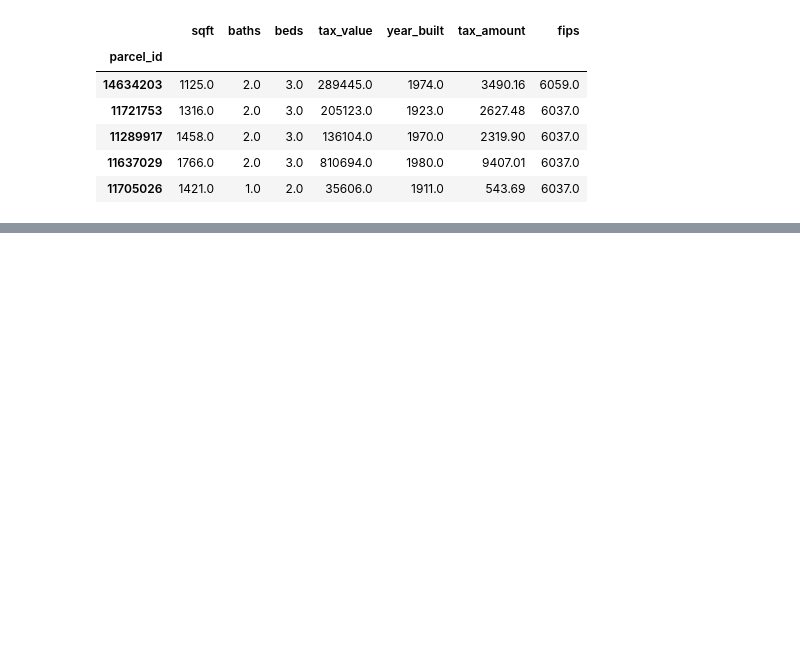
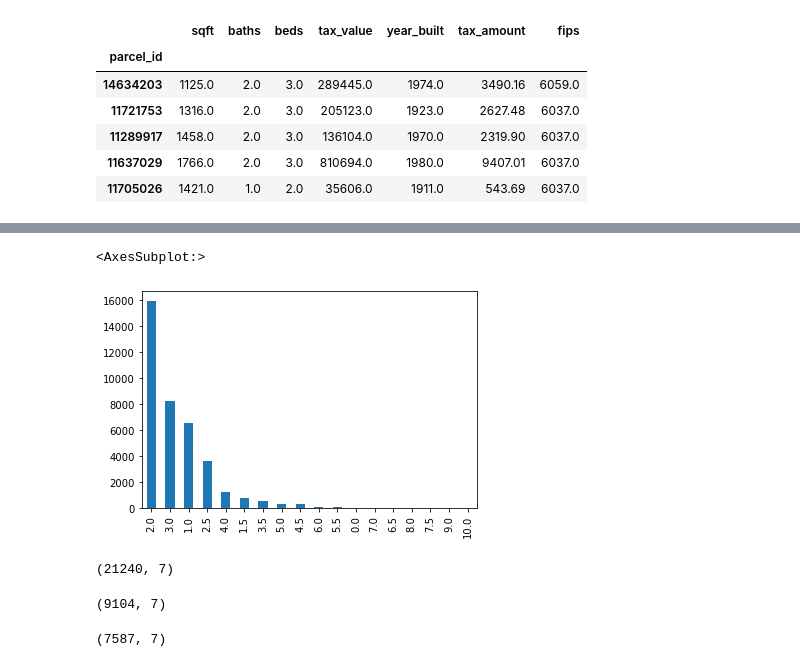
Before and after one commit to jamesallen0351/regression-project, a Jupyter notebook: scratchpad.ipynb, the cells around one changed output, grey strips where cells are left out. Saved outputs shown, nothing was run; the diff lists cells and outputs as text; code cells hidden in the pictures; blank space fills up the shorter version.

```diff
--- a/scratchpad.ipynb
+++ b/scratchpad.ipynb
@@ -136,0 +220,7 @@ df.describe()
+# %%
+# visualizing the amount of bathrooms 'baths' in my data
+# 2 bathrooms is the most popular
+df.baths.value_counts().plot.bar()
+# %% [output]
+<AxesSubplot:>
+[figure, added]
@@ -136,0 +233,15 @@ df.describe()
+# %%
+# taking a look at my train data shape, should be the largest amount of data
+train.shape
+# %% [output]
+(21240, 7)
+# %%
+# taking a look at my validate data shape, should be less than the train data but larger than the test data
+validate.shape
+# %% [output]
+(9104, 7)
+# %%
+# taking a look at my test data shape, should be the smallest amount of data
+test.shape
+# %% [output]
+(7587, 7)
```
Also changed, not shown: parts of 19 cells of this notebook, 2 other files.
